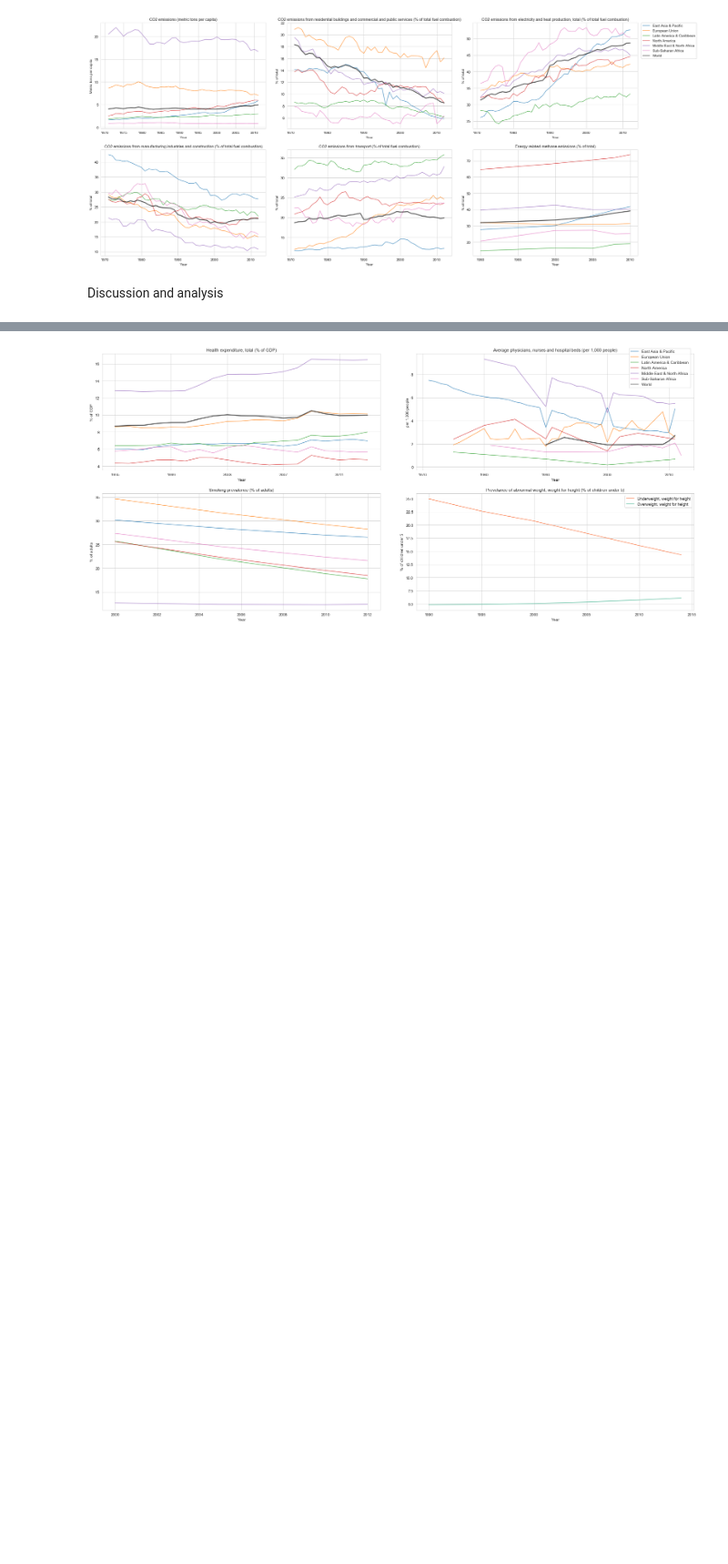
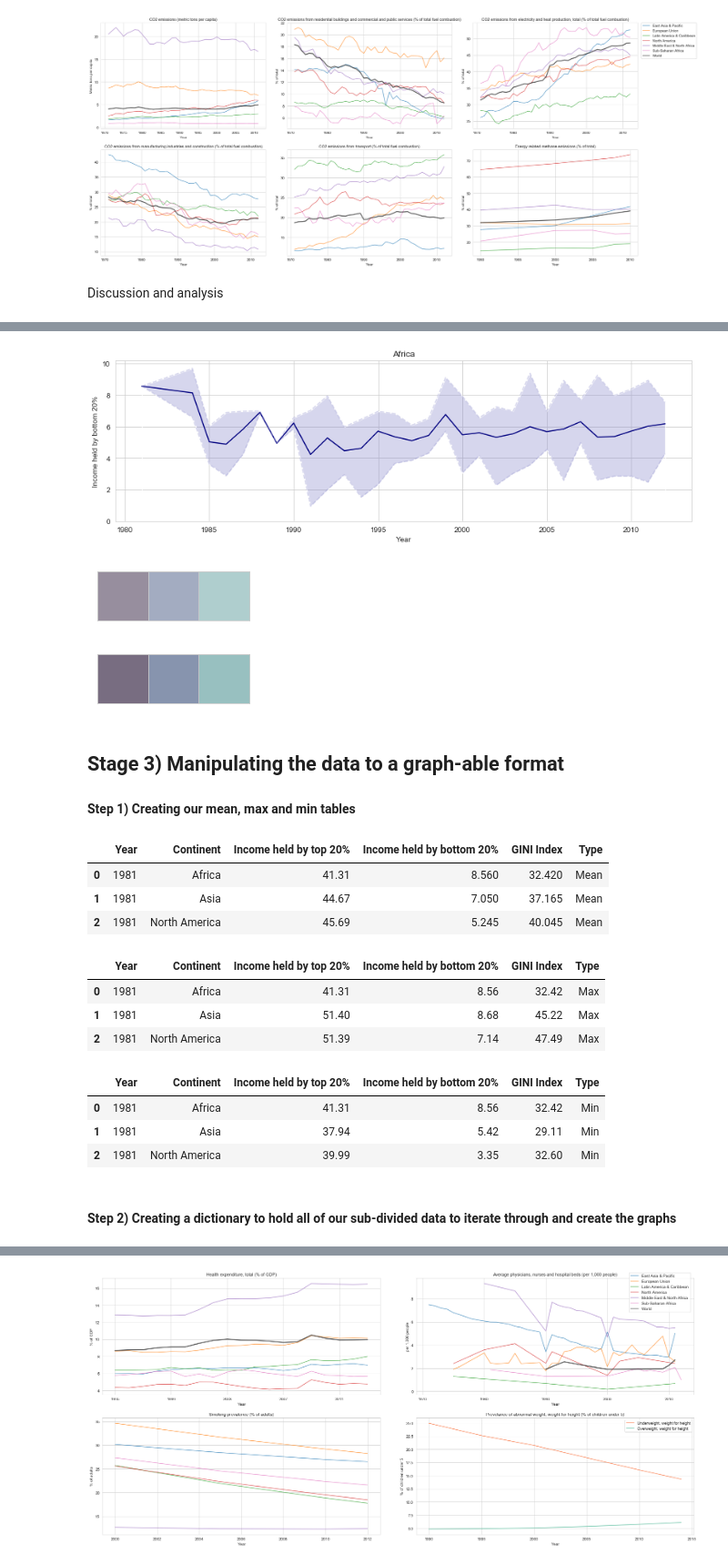
Before and after one commit to jackdog994/my-work, a Jupyter notebook: Data Visualisations/World Development Indicators/World Development Indicators.ipynb, the cells around one changed output, grey strips where cells are left out. Shown at 91% size. Saved outputs shown, nothing was run; the diff lists cells and outputs as text; code cells hidden in the pictures; blank space fills up the shorter version.

```diff
--- a/Data Visualisations/World Development Indicators/World Development Indicators.ipynb
+++ b/Data Visualisations/World Development Indicators/World Development Indicators.ipynb
@@ -246,0 +350,71 @@ Discussion and analysis
+# %%
+#Calculation of these variables and what they are is covered in the method to follow
+fig, axes = plt.subplots(figsize=(14,4))
+axes.stackplot(wealthmean[wealthmean['Continent']=='Africa']['Year'],delta_dict['Africa']['Income held by bottom 20%'],colors=[[1,1,1,0],[0.54,0.54,0.80078431, 0.35],[0.54,0.54,0.80078431, 0.35]])
+for table in [wealthmean,wealthmax,wealthmin]:
+    sns.lineplot(table[table['Continent']=='Africa']['Year'],table[table['Continent']=='Africa']['Income held by bottom 20%'],ax=axes)
+
+axes.set_title('Africa')
+plt.setp(axes.lines[1:],ls='--')
+plt.setp(axes.lines[0],c=(sns.light_palette("navy")[5]))
+plt.show()
+# %% [output]
+[figure, added]
+# %%
+#As we're only going to be displaying 3 values per graph I'm going to use a palette with distinct but similar shades
+wealth_palette = []
+#Selecting the colours we want from the generated palette
+for i in range(0,5,2):
+    wealth_palette.append(sns.cubehelix_palette(8, start=.5, rot=-.65, reverse=True)[i])
+#Setting alpha value
+for i in wealth_palette:
+    i.append(0.50)
+
+sns.palplot(wealth_palette)
+# %% [output]
+[figure, added]
+# %%
+#Same colour values but slightly increased alpha to make graph lines more distinct
+wealth_palette_lines = wealth_palette
+for i in wealth_palette_lines:
+    i[-1] = 0.65
+
+sns.palplot(wealth_palette_lines)
+# %% [output]
+[figure, added]
+# %% [markdown]
+## Stage 3) Manipulating the data to a graph-able format
+
+#### Step 1) Creating our mean, max and min tables
+# %%
+#Creating mean table
+wealthmean = wealthdisparity.groupby(['Year','Continent'],as_index=False).mean()
+wealthmean['Type'] = 'Mean'
+wealthmean.head(3)
+# %% [output]
+|  | Year | Continent | Income held by top 20% | Income held by bottom 20% | GINI Index | Type |
+| 0 | 1981 | Africa | 41.31 | 8.560 | 32.420 | Mean |
+| 1 | 1981 | Asia | 44.67 | 7.050 | 37.165 | Mean |
+| 2 | 1981 | North America | 45.69 | 5.245 | 40.045 | Mean |
+# %%
+#Creating max table
+wealthmax = wealthdisparity.groupby(['Year','Continent'],as_index=False).max().drop('Country Name',axis=1)
+wealthmax['Type'] = 'Max'
+wealthmax.head(3)
+# %% [output]
+|  | Year | Continent | Income held by top 20% | Income held by bottom 20% | GINI Index | Type |
+| 0 | 1981 | Africa | 41.31 | 8.56 | 32.42 | Max |
+| 1 | 1981 | Asia | 51.40 | 8.68 | 45.22 | Max |
+| 2 | 1981 | North America | 51.39 | 7.14 | 47.49 | Max |
+# %%
+#Creating min table
+wealthmin = wealthdisparity.groupby(['Year','Continent'],as_index=False).min().drop('Country Name',axis=1)
+wealthmin['Type'] = 'Min'
+wealthmin.head(3)
+# %% [output]
+|  | Year | Continent | Income held by top 20% | Income held by bottom 20% | GINI Index | Type |
+| 0 | 1981 | Africa | 41.31 | 8.56 | 32.42 | Min |
+| 1 | 1981 | Asia | 37.94 | 5.42 | 29.11 | Min |
+| 2 | 1981 | North America | 39.99 | 3.35 | 32.60 | Min |
+# %% [markdown]
+#### Step 2) Creating a dictionary to hold all of our sub-divided data to iterate through and create the graphs
```
Also changed, not shown: parts of 115 cells of this notebook.
